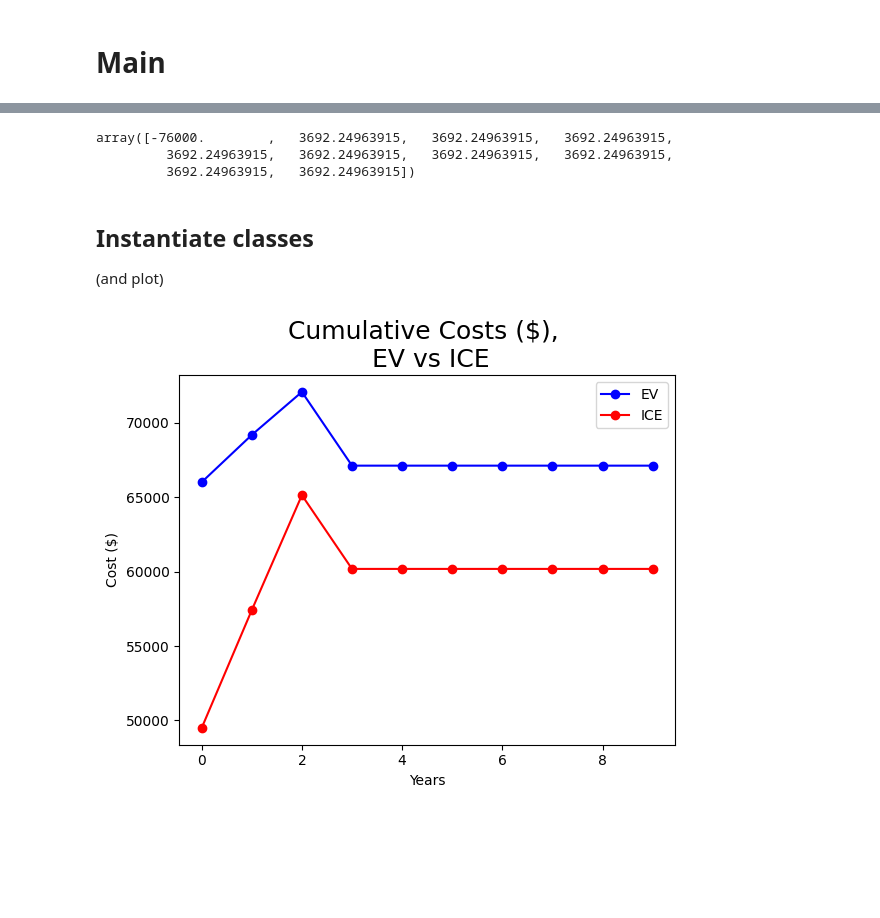
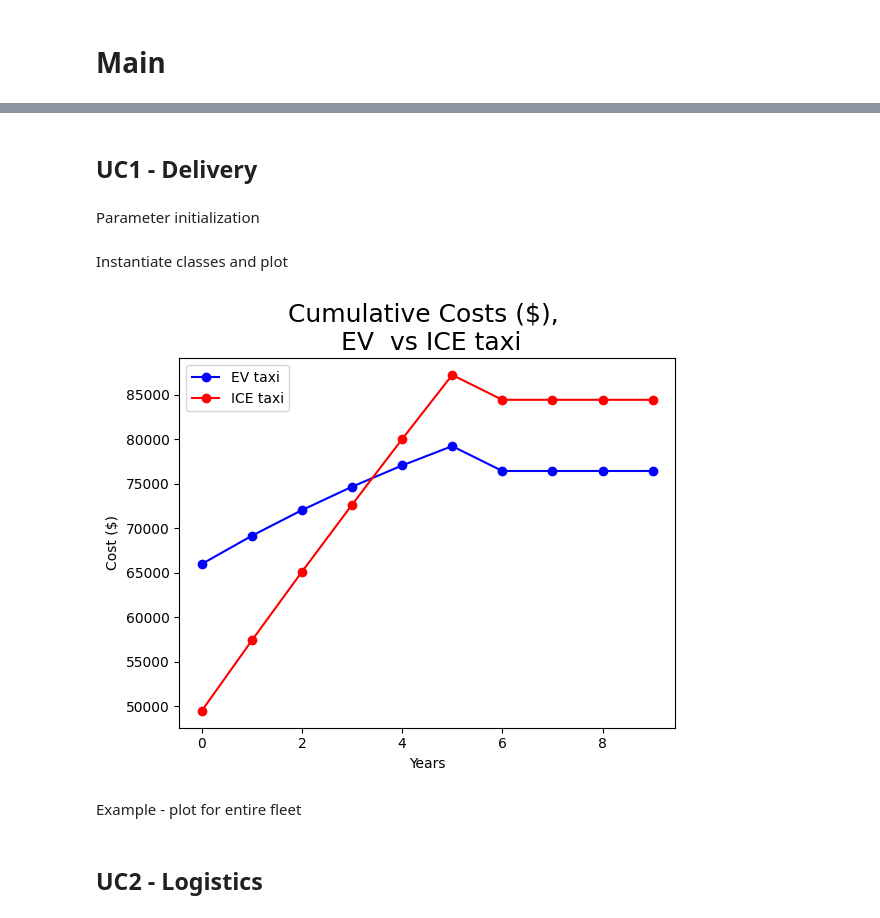
Before and after one commit to ChullEPG/ev_fleet_technoeconomic_assessment, a Jupyter notebook: fleet_electrification_analysis.ipynb, the cells around one changed output, grey strips where cells are left out. Cells and saved outputs as stored; diff of their text form; code cells hidden in the pictures; blank space fills up the shorter version.

Commit message:
plotting for entire fleet and organizing file

```diff
--- a/fleet_electrification_analysis.ipynb
+++ b/fleet_electrification_analysis.ipynb
@@ -278,10 +347,12 @@ class EV(Vehicle):
     def __init__(self, model: str, params: dict, charging_port, market_environment, financing_mechanism):
         super().__init__(model, params, market_environment, financing_mechanism)
         self.model = model # string
-        self.efficiency = params['efficiency'] # kWh/km
+        self.range = params['range'] # km
         self.battery_capacity = params['battery_capacity'] # kWh
         self.data_input_load_profile = params['data_input_load_profile'] # load profile
         self.vehicle_capex = params['EV_capex']
+
+        self.trade_in_distance = params['EV_trade_in_distance']
 
         self._needs_new_charging_port = params['needs_new_charging_port'] # boolean
         self._charging_profile = None # kWh
@@ -309,7 +380,7 @@ class EV(Vehicle):
     # Efficiency getter and setter (for later on when we want to be able to change efficiency of vehicle and have it affect the charging profile without reinstantiating class)
     @property
     def efficiency(self):
-        return self._efficiency
+        return self.battery_capacity / self.range
 
     @efficiency.setter
     def efficiency(self, efficiency):
@@ -441,22 +460,35 @@ array([ 0.,  0.,  0.,  0.,  0.,  0.,  0.,  0.,  0.,  0.,  0.,  0.,  0.,
+# %% [markdown]
+## UC1 - Delivery
+# %% [markdown]
+Parameter initialization
 # %%
-vehicle_params = {'daily_mileage': 150, #km
+vehicle_params = {# Fleet Description
+                  'daily_mileage': 150, #km
                   'days_worked_per_week': 7, # days
                   'weeks_worked_per_year': 50, #weeks
+                  ## Charging
+                  'needs_new_charging_port': True, #  if True, then includes the charging port capex
+                  # Vehicle Description
                   'service_life': 10, # years
+                  ## EV
+                  'battery_capacity': 2.7, #kWh/km
+                  'range': 120, # km
+                  ## ICE
                   'fuel_economy': 10, #L/100km
-                  'battery_capacity': 2.7, #kWh/km
+                  # Financing
                   'down_payment_fraction': 1.0, # %
-                  'maintenance_cost': 2178/18, # USD
                   'annual_insurance_cost': 1000,  # USD
                   'annual_taxes': 1000, # USD
-                  'efficiency': 0.0225, # kWh/km
+                  # Vehicle Cost
                   'EV_capex': 66000, # USD
                   'ICE_capex': 66000 * 0.75, # USD
-                  'needs_new_charging_port': True, #  if True, then includes the charging port capex
                   'depreciation': 0.30, # %
                   'rebuy_value_fraction': 0.10, # %
                   'data_input_load_profile': None,
-                  'trade_in_distance': 150000, # km
+                  # Maintenance
+                  'maintenance_cost': 2178/18, # USD
+                  'ICE_trade_in_distance': 300000, # km
+                  'EV_trade_in_distance': 300000, # km
                   'maintenance_schedule': 15000 # km
                     }
 
@@ -483,12 +515,27 @@ market_params = {'price_electricity': 0.08, # USD/kWh
 
 financing_params = {'loan_lifetime': 10, # years
                     'installment_schedule': 12} # payments per year
-# %%
-ev1.capital_financing_costs
-# %% [output]
-array([-76000.        ,   3692.24963915,   3692.24963915,   3692.24963915,
-         3692.24963915,   3692.24963915,   3692.24963915,   3692.24963915,
-         3692.24963915,   3692.24963915])
 # %% [markdown]
-## Instantiate classes
-(and plot)
+Instantiate classes and plot
+# %%
+reload(module)
+
+# Establish environment
+charging_port1 = ChargingPort(**charging_port_params)
+market_environment1 = MarketEnvironment(**market_params)
+financing_mechanism1 = FinancingMechanism(**financing_params)
+
+# Create vehicle and EV
+vehicle1 = Vehicle(1, vehicle_params, market_environment = market_environment1, financing_mechanism = financing_mechanism1)
+ev1 = EV(vehicle1, vehicle_params, charging_port1, market_environment1, financing_mechanism1)
+
+# Plot
+plot_cumulative_costs(ev1, vehicle1, filename = 'example_plot', vehicle_type = 'taxi')
+
+# Example - get carbon emissionsd
+print("ICEV emits: ", round(vehicle1.annual_carbon_emissions, 2), "kgCO2eq/year")
+print("EV emits: ", round(ev1.annual_carbon_emissions, 2), "kgCO2eq/year")
+# %% [output]
+[figure, added]
+# %% [markdown]
+Example - plot for entire fleet
@@ -494,0 +545,2 @@ array([-76000.        ,   3692.24963915,   3692.24963915,   3692.24963915,
+# %% [markdown]
+## UC2 - Logistics
@@ -502,7 +611,5 @@ financing_mechanism1 = FinancingMechanism(**financing_params)
 
 vehicle1 = Vehicle(1, vehicle_params, market_environment = market_environment1, financing_mechanism = financing_mechanism1)
 ev1 = EV(vehicle1, vehicle_params, charging_port1, market_environment1, financing_mechanism1)
-plot_cumulative_costs(ev1, vehicle1)
+plot_cumulative_costs(ev1, vehicle1, filename, vehicle_type)
 plt.show()
-# %% [output]
-[figure, removed]
```
Also changed, not shown: parts of 21 cells of this notebook, 1 other file.
